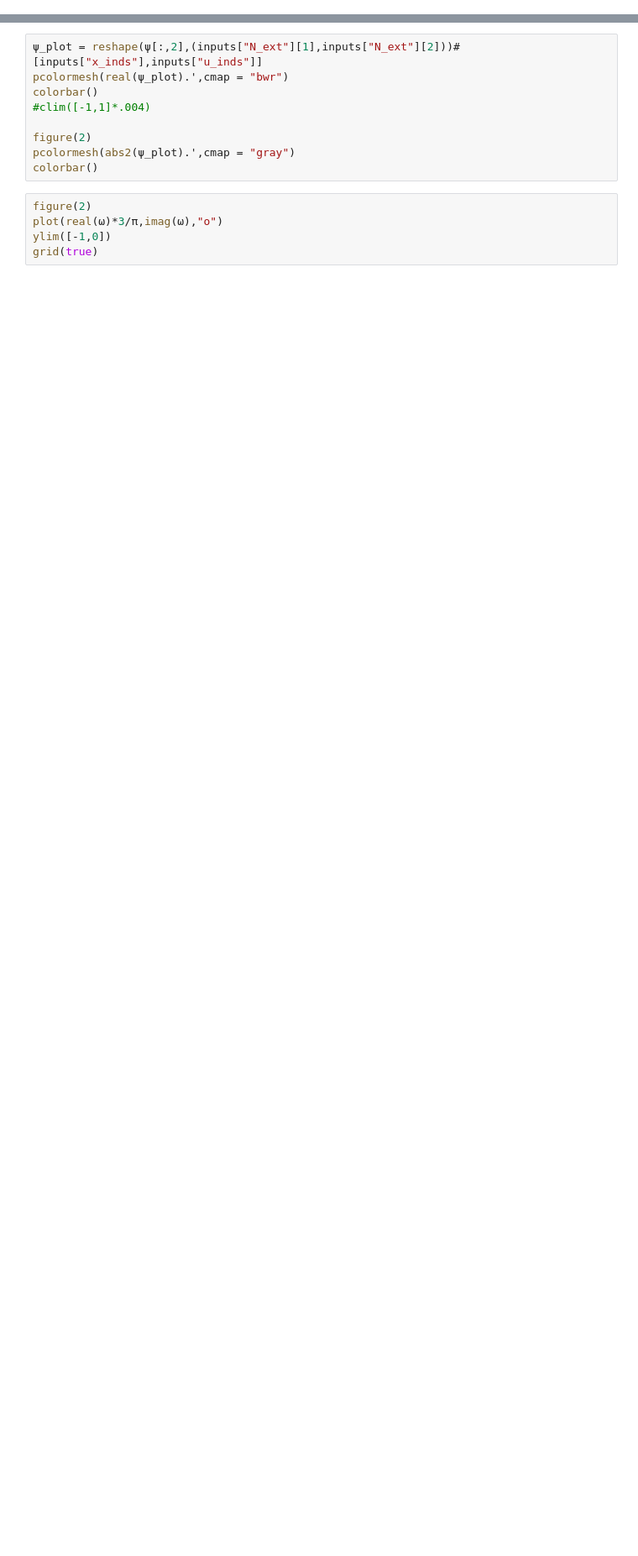
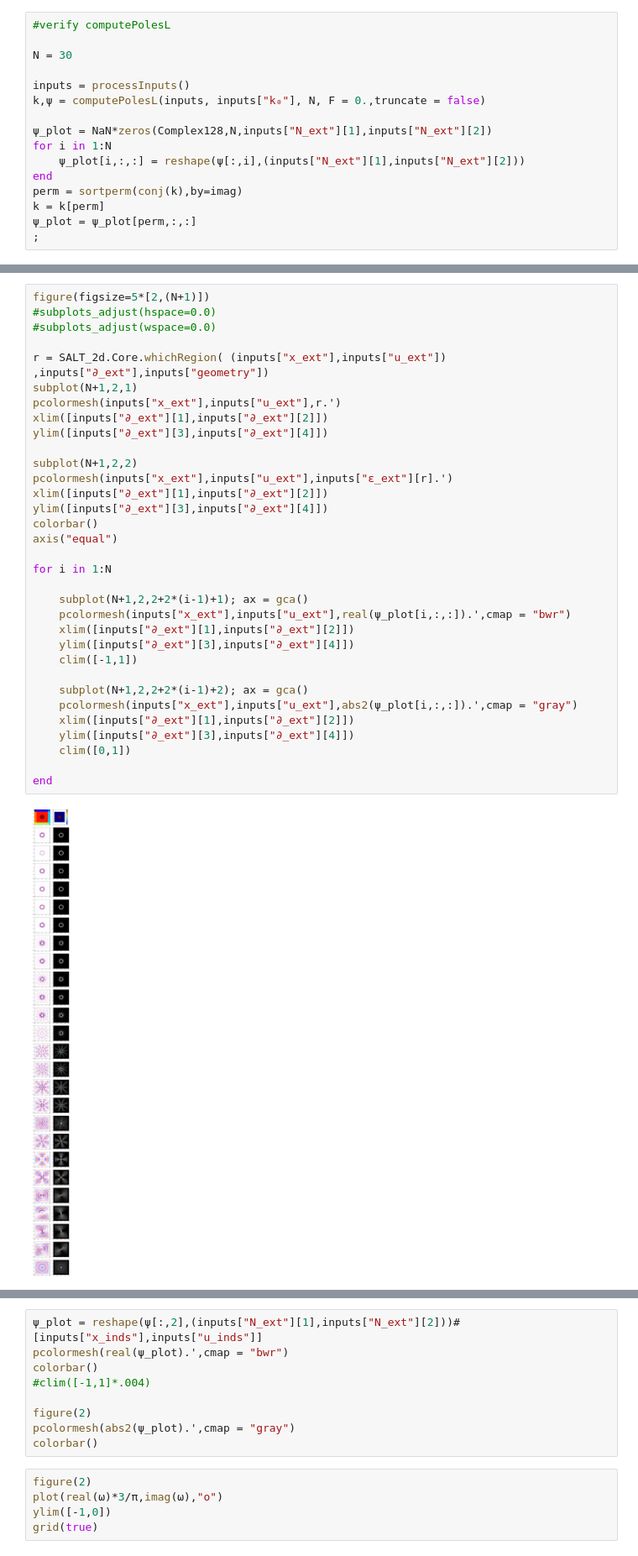
Before and after one commit to wrs28/SALT_1d, a Jupyter notebook: SALT_TEST_2D.ipynb, the cells around one changed output, grey strips where cells are left out. Shown at 84% size. Drawn from its saved outputs; the diff is of its cells as text; blank space fills up the shorter version.

Commit message:
PML and boundary tweaks to 2dim code, did basic testing of computePolesL

```diff
--- a/SALT_TEST_2D.ipynb
+++ b/SALT_TEST_2D.ipynb
@@ -94,0 +13,16 @@ size(σ)
+# %%
+#verify computePolesL
+
+N = 30
+
+inputs = processInputs()
+k,ψ = computePolesL(inputs, inputs["k₀"], N, F = 0.,truncate = false)
+
+ψ_plot = NaN*zeros(Complex128,N,inputs["N_ext"][1],inputs["N_ext"][2])
+for i in 1:N
+    ψ_plot[i,:,:] = reshape(ψ[:,i],(inputs["N_ext"][1],inputs["N_ext"][2]))
+end
+perm = sortperm(conj(k),by=imag)
+k = k[perm]
+ψ_plot = ψ_plot[perm,:,:]
+;
@@ -94,0 +47,35 @@ size(σ)
+# %%
+figure(figsize=5*[2,(N+1)])
+#subplots_adjust(hspace=0.0)
+#subplots_adjust(wspace=0.0)
+
+r = SALT_2d.Core.whichRegion( (inputs["x_ext"],inputs["u_ext"]) ,inputs["∂_ext"],inputs["geometry"])
+subplot(N+1,2,1)
+pcolormesh(inputs["x_ext"],inputs["u_ext"],r.')
+xlim([inputs["∂_ext"][1],inputs["∂_ext"][2]])
+ylim([inputs["∂_ext"][3],inputs["∂_ext"][4]])
+
+subplot(N+1,2,2)
+pcolormesh(inputs["x_ext"],inputs["u_ext"],inputs["ɛ_ext"][r].')
+xlim([inputs["∂_ext"][1],inputs["∂_ext"][2]])
+ylim([inputs["∂_ext"][3],inputs["∂_ext"][4]])
+colorbar()
+axis("equal")
+
+for i in 1:N
+
+    subplot(N+1,2,2+2*(i-1)+1); ax = gca()
+    pcolormesh(inputs["x_ext"],inputs["u_ext"],real(ψ_plot[i,:,:]).',cmap = "bwr")
+    xlim([inputs["∂_ext"][1],inputs["∂_ext"][2]])
+    ylim([inputs["∂_ext"][3],inputs["∂_ext"][4]])
+    clim([-1,1])
+
+    subplot(N+1,2,2+2*(i-1)+2); ax = gca()
+    pcolormesh(inputs["x_ext"],inputs["u_ext"],abs2(ψ_plot[i,:,:]).',cmap = "gray")
+    xlim([inputs["∂_ext"][1],inputs["∂_ext"][2]])
+    ylim([inputs["∂_ext"][3],inputs["∂_ext"][4]])
+    clim([0,1])
+
+end
+# %% [output]
+[figure, added]
```
Also changed, not shown: parts of 11 cells of this notebook, 5 other files.
